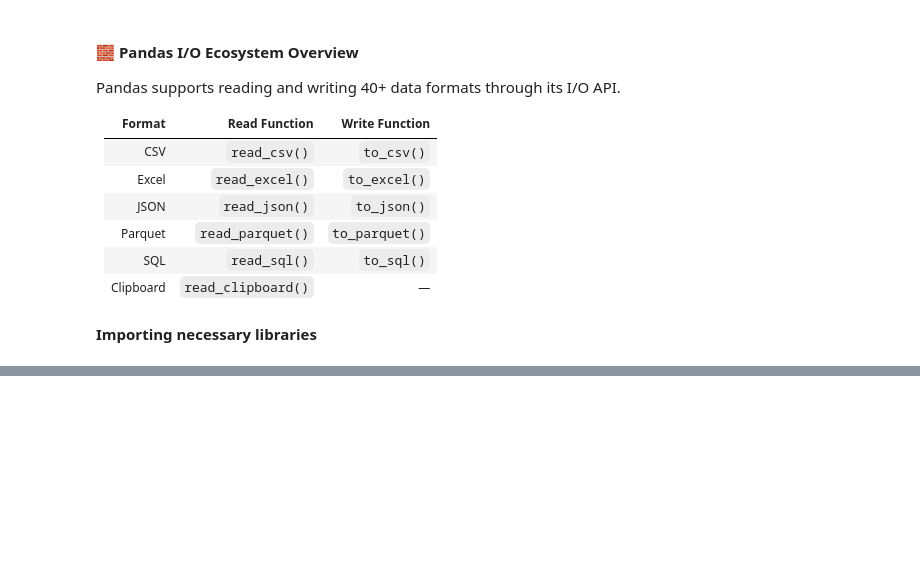
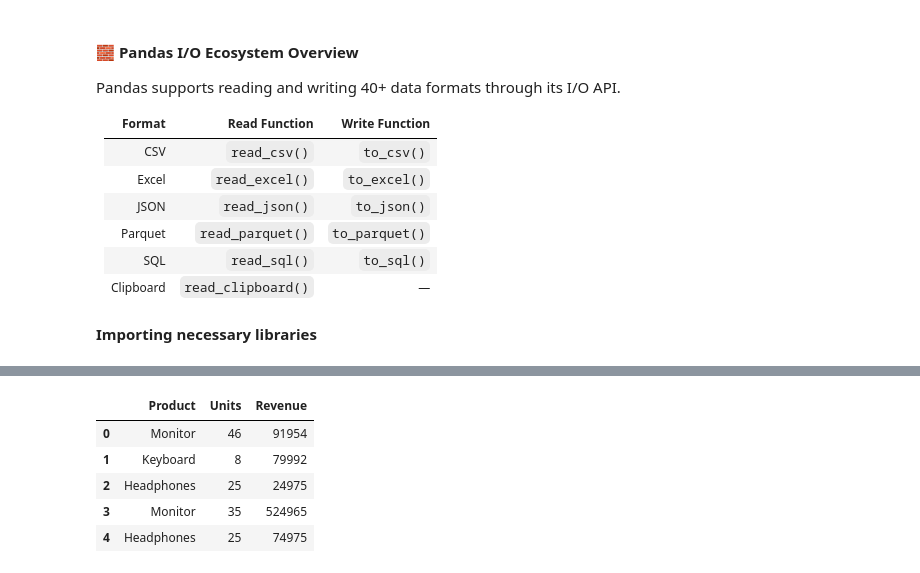
Before and after one commit to dirumisra/GENAI, a Jupyter notebook: pandas/01_Foundation/notebooks/04_import_export.ipynb, the cells around one changed output, grey strips where cells are left out. Saved outputs shown, nothing was run; the diff lists cells and outputs as text; code cells hidden in the pictures; blank space fills up the shorter version.

```diff
--- a/pandas/01_Foundation/notebooks/04_import_export.ipynb
+++ b/pandas/01_Foundation/notebooks/04_import_export.ipynb
@@ -29,0 +74,21 @@ import numpy as np
+# %%
+# Step 1: Defining the file path
+# The path to the CSV file is defined as a raw string (r) to handle any backslashes in the file path correctly.
+sales_data_path = r"C:\Users\dhira\Desktop\GENAI\pandas\01_Foundation\dataset\raw\sample_sales.csv"
+
+# Step 2: Reading the CSV file with specific columns
+# pd.read_csv() is used to read the data from the CSV file.
+# The 'usecols' parameter specifies which columns to read from the CSV file.
+# In this case, only the 'Product', 'Units', and 'Revenue' columns will be loaded into the DataFrame.
+df_SalesData = pd.read_csv(sales_data_path, usecols=['Product', 'Units', 'Revenue'])
+
+# Step 3: Displaying the first few rows of the DataFrame
+# .head() returns the first 5 rows of the DataFrame, which is useful for verifying that the correct data has been loaded.
+df_SalesData.head()
+# %% [output]
+|  | Product | Units | Revenue |
+| 0 | Monitor | 46 | 91954 |
+| 1 | Keyboard | 8 | 79992 |
+| 2 | Headphones | 25 | 24975 |
+| 3 | Monitor | 35 | 524965 |
+| 4 | Headphones | 25 | 74975 |
```
Also changed, not shown: parts of 25 cells of this notebook.
